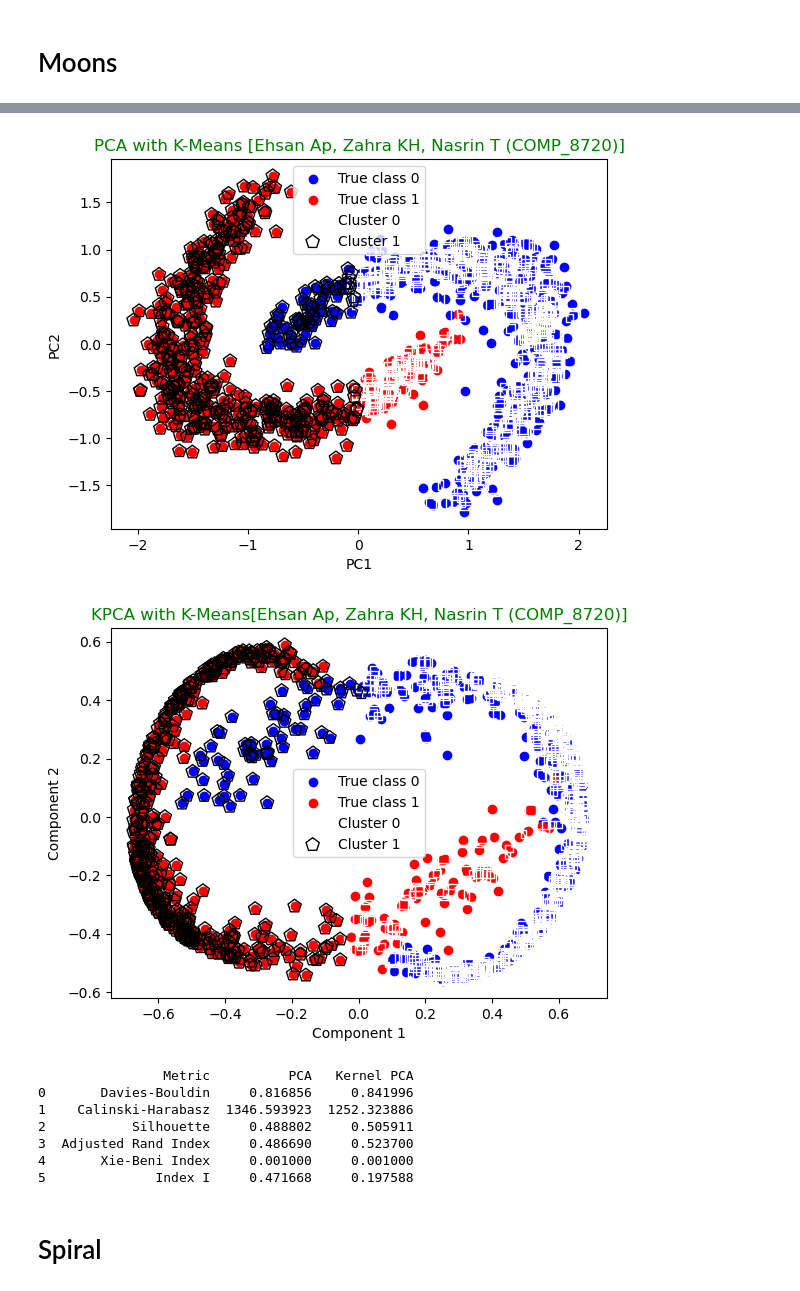
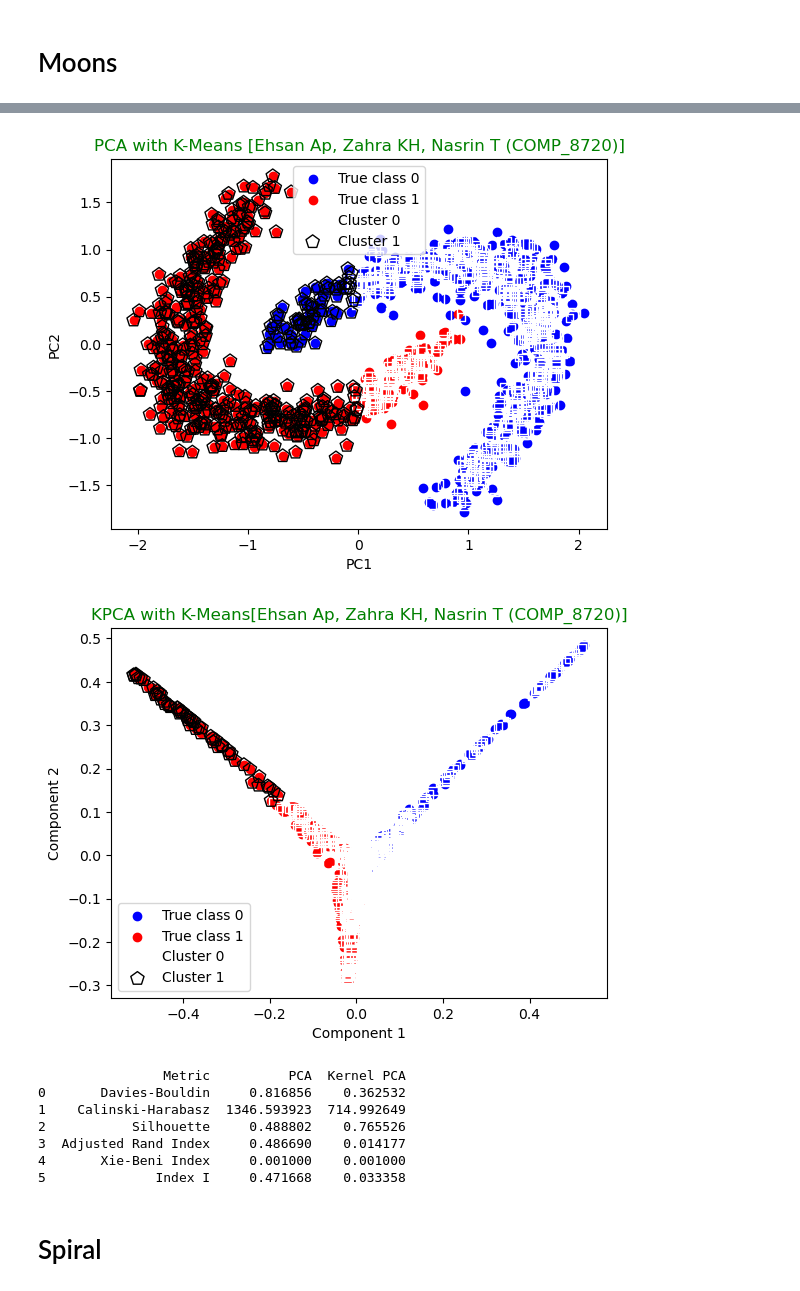
Before and after one commit to ehsanap7/adv_topics_ai, a Jupyter notebook: assignments/assignment_1,2,3/code/clustering_models_3.ipynb, the cells around one changed output, grey strips where cells are left out. Cells and saved outputs as stored; diff of their text form; code cells hidden in the pictures.

Commit message:
Changing parameters to get better score for indexes.

```diff
--- a/assignments/assignment_1,2,3/code/clustering_models_3.ipynb
+++ b/assignments/assignment_1,2,3/code/clustering_models_3.ipynb
@@ -364,35 +364,35 @@ for label, marker, edgecolor in zip(set(kmeans_pca.labels_), cluster_markers, ['
                label=f'Cluster {label}')
 ax.set_xlabel('PC1')
 ax.set_ylabel('PC2')
 ax.legend()
 plt.title("PCA with K-Means [Ehsan Ap, Zahra KH, Nasrin T (COMP_8720)]", color='green')
 plt.show()
 
-kpca = KernelPCA(n_components=2, kernel='rbf')
+kpca = KernelPCA(n_components=2, kernel='rbf',gamma=40)
 X_kpca = kpca.fit_transform(X_std)
 
 kmeans_kpca = KMeans(n_clusters=2, random_state=0)
 kmeans_kpca.fit(X_kpca)
 
 true_colors = ['blue', 'red']
 cluster_markers = ['s', 'p']
 fig, ax = plt.subplots()
 for label, color in zip(y_true.unique(), true_colors):
     mask = y_true == label
     ax.scatter(X_kpca[mask][:, 0], X_kpca[mask][:, 1], c=color, label=f'True class {label}')
 for label, marker, edgecolor in zip(set(kmeans_kpca.labels_), cluster_markers, ['white', 'black']):
     mask = kmeans_kpca.labels_ == label
     ax.scatter(X_kpca[mask][:, 0], X_kpca[mask][:, 1], marker=marker, s=100, edgecolors=edgecolor, facecolors='none',
                label=f'Cluster {label}')
 ax.set_xlabel('Component 1')
 ax.set_ylabel('Component 2')
 ax.legend()
 plt.title("KPCA with K-Means[Ehsan Ap, Zahra KH, Nasrin T (COMP_8720)]", color='green')
 plt.show()
 # %% [output]
 [figure]
 [figure]
-[figure, old version]
+[figure, new version]
 # %%
 data = moons_csv
 
@@ -405,7 +405,7 @@ X_std = scaler.fit_transform(X)
 pca = PCA(n_components=2)
 X_pca = pca.fit_transform(X_std)
 
-kpca = KernelPCA(n_components=2, kernel='rbf')
+kpca = KernelPCA(n_components=2, kernel='rbf',gamma=40)
 X_kpca = kpca.fit_transform(X_std)
 
 kmeans_pca = KMeans(n_clusters=2, random_state=42)
@@ -441,13 +441,13 @@ scores = pd.DataFrame({
 })
 print(scores)
 # %% [output]
-                Metric          PCA   Kernel PCA
-0       Davies-Bouldin     0.816856     0.841996
-1    Calinski-Harabasz  1346.593923  1252.323886
-2           Silhouette     0.488802     0.505911
-3  Adjusted Rand Index     0.486690     0.523700
-4       Xie-Beni Index     0.001000     0.001000
-5              Index I     0.471668     0.197588
+                Metric          PCA  Kernel PCA
+0       Davies-Bouldin     0.816856    0.362532
+1    Calinski-Harabasz  1346.593923  714.992649
+2           Silhouette     0.488802    0.765526
+3  Adjusted Rand Index     0.486690    0.014177
+4       Xie-Beni Index     0.001000    0.001000
+5              Index I     0.471668    0.033358
 # %% [markdown]
 # Spiral
 # %%
```
Also changed, not shown: parts of 2 cells of this notebook.
